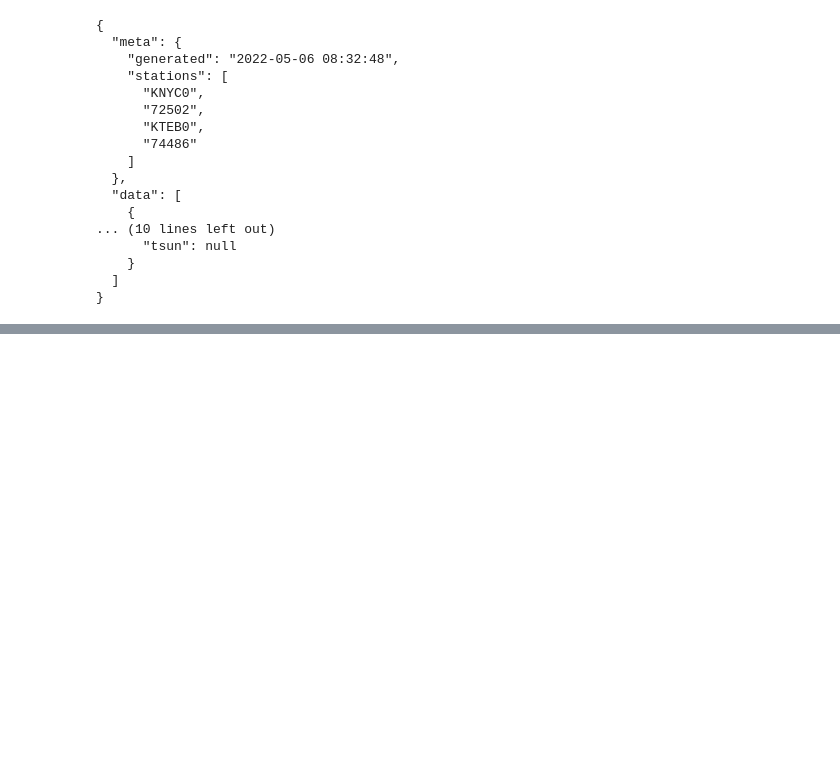
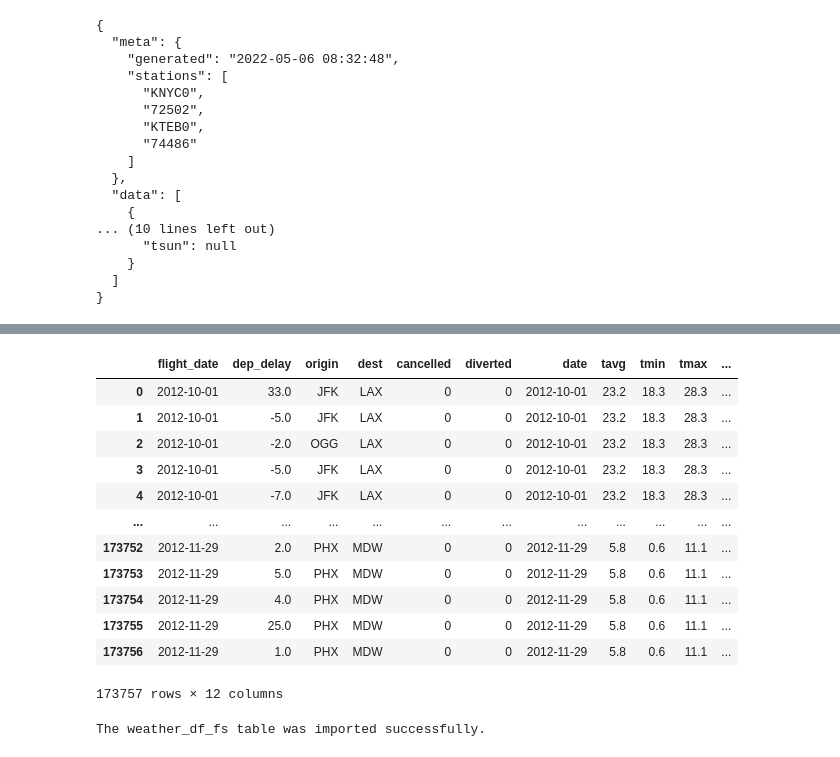
Before and after one commit to farnaz-irani/SQL-Weather-api, a Jupyter notebook: Farnaz.ipynb, the cells around one changed output, grey strips where cells are left out. Saved outputs shown, nothing was run; the diff lists cells and outputs as text; code cells hidden in the pictures; blank space fills up the shorter version.

```diff
--- a/Farnaz.ipynb
+++ b/Farnaz.ipynb
@@ -141,0 +146,7 @@ weather_df
+# %%
+
+flights_selected = flights_fs[['flight_date', 'dep_delay', 'origin', 'dest', 'cancelled', 'diverted']]
+weather_df_selected = weather_df[['date', 'tavg', 'tmin', 'tmax', 'wspd', 'location']]
+# %%
+weather_df_selected['date'] = weather_df_selected['date'].map(pd.to_datetime)
+weather_df_selected.info()
@@ -141,0 +215,39 @@ weather_df
+# %%
+all_dest = pd.merge(flights_selected,weather_df_selected,
+    left_on=['flight_date', 'dest'], right_on=['date', 'location'])
+all_dest
+# %% [output]
+|  | flight_date | dep_delay | origin | dest | cancelled | diverted | date | tavg | tmin | tmax | ... |
+| 0 | 2012-10-01 | 33.0 | JFK | LAX | 0 | 0 | 2012-10-01 | 23.2 | 18.3 | 28.3 | ... |
+| 1 | 2012-10-01 | -5.0 | JFK | LAX | 0 | 0 | 2012-10-01 | 23.2 | 18.3 | 28.3 | ... |
+| 2 | 2012-10-01 | -2.0 | OGG | LAX | 0 | 0 | 2012-10-01 | 23.2 | 18.3 | 28.3 | ... |
+| 3 | 2012-10-01 | -5.0 | JFK | LAX | 0 | 0 | 2012-10-01 | 23.2 | 18.3 | 28.3 | ... |
+| 4 | 2012-10-01 | -7.0 | JFK | LAX | 0 | 0 | 2012-10-01 | 23.2 | 18.3 | 28.3 | ... |
+| ... | ... | ... | ... | ... | ... | ... | ... | ... | ... | ... | ... |
+| 173752 | 2012-11-29 | 2.0 | PHX | MDW | 0 | 0 | 2012-11-29 | 5.8 | 0.6 | 11.1 | ... |
+| 173753 | 2012-11-29 | 5.0 | PHX | MDW | 0 | 0 | 2012-11-29 | 5.8 | 0.6 | 11.1 | ... |
+| 173754 | 2012-11-29 | 4.0 | PHX | MDW | 0 | 0 | 2012-11-29 | 5.8 | 0.6 | 11.1 | ... |
+| 173755 | 2012-11-29 | 25.0 | PHX | MDW | 0 | 0 | 2012-11-29 | 5.8 | 0.6 | 11.1 | ... |
+| 173756 | 2012-11-29 | 1.0 | PHX | MDW | 0 | 0 | 2012-11-29 | 5.8 | 0.6 | 11.1 | ... |
+173757 rows × 12 columns
+# %%
+from sql import engine
+table_name = 'weather_df_fs'
+
+# Write records stored in a dataframe to SQL database
+if engine!=None:
+    try:
+        weather_df_selected.to_sql(name=table_name, # Name of SQL table
+                        con=engine, # Engine or connection
+                        if_exists='replace', # Drop the table before inserting new values
+                        # schema=schema, # Use schmea that was defined earlier
+                        index=False, # Write DataFrame index as a column
+                        chunksize=5000, # Specify the number of rows in each batch to be written at a time
+                        method='multi') # Pass multiple values in a single INSERT clause
+        print(f"The {table_name} table was imported successfully.")
+    # Error handling
+    except (Exception, psycopg2.DatabaseError) as error:
+        print(error)
+        engine = None
+# %% [output]
+The weather_df_fs table was imported successfully.
```
Also changed, not shown: parts of 8 cells of this notebook.
